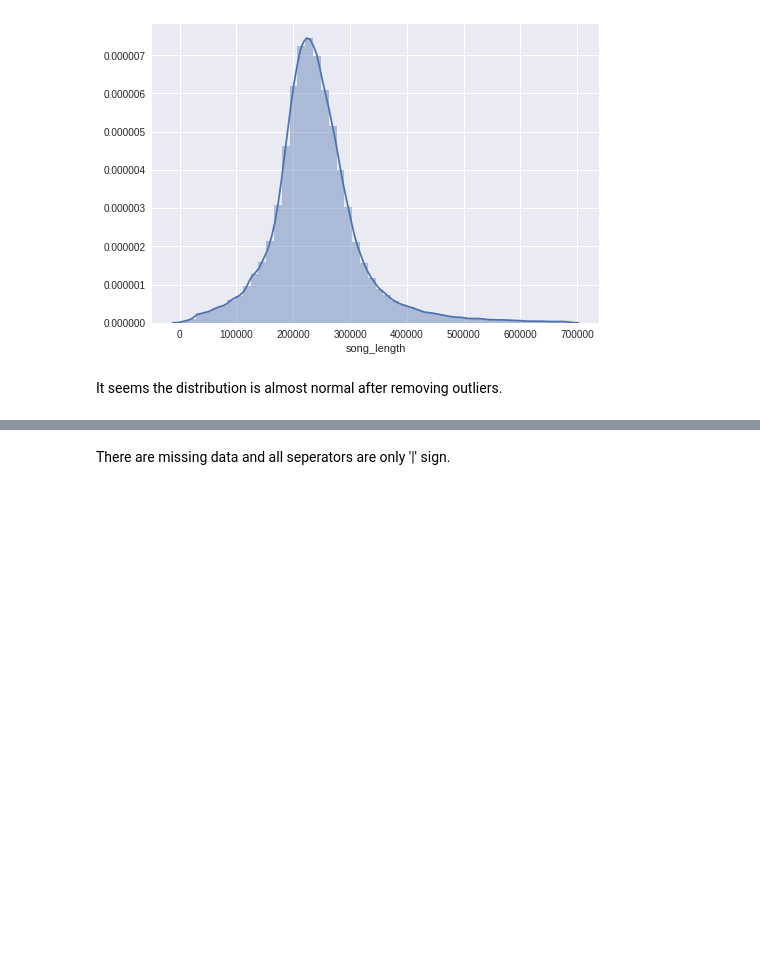
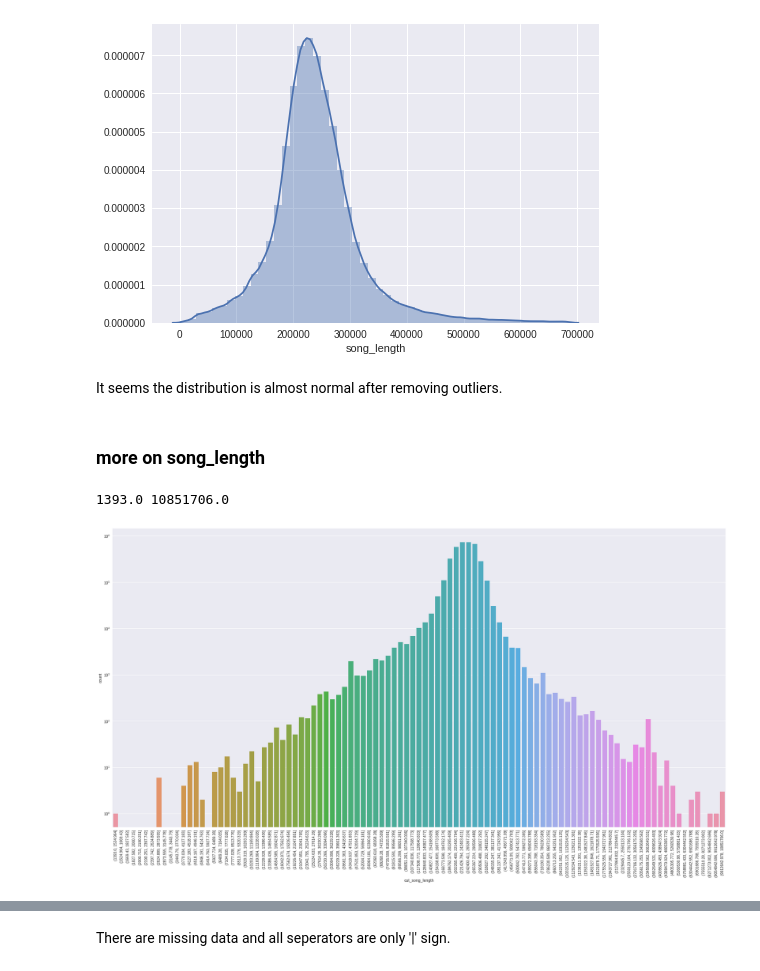
Before and after one commit to dsmilab/WSDM2018-KKBox-MRC, a Jupyter notebook: exploration_song.ipynb, the cells around one changed output, grey strips where cells are left out. Cells and saved outputs as stored; diff of their text form; code cells hidden in the pictures; blank space fills up the shorter version.

Commit message:
The songs whose song length larger than average one (248419 ms) have larger chance for replaying.

```diff
--- a/exploration_song.ipynb
+++ b/exploration_song.ipynb
@@ -75,3 +77,29 @@ sns.plt.show()
 [figure]
 # %% [markdown]
 It seems the distribution is almost normal after removing outliers.
+# %% [markdown]
+### more on song_length
+# %%
+count_df = train_df[['song_length', 'target']]
+count_df = count_df[count_df['target'] == 1]
+
+
+# transform scale unit into "log10"
+count_df['song_length'] = count_df['song_length'].astype(np.float64)
+print(count_df['song_length'].min(), count_df['song_length'].max())
+length_bins = np.logspace(np.log10(count_df['song_length'].min()), np.log10(count_df['song_length'].max()), 100)
+
+# ignore missing data
+count_df['song_length'].fillna(0.0, inplace=True)
+
+count_df['cut_song_length'] = pd.cut(count_df['song_length'], bins=length_bins)
+count_df.head(10)
+
+sns.plt.figure(figsize=(30, 15))
+sns.plt.xticks(rotation=90)
+g = sns.countplot(x='cut_song_length', data=count_df)
+g.set_yscale('log')
+sns.plt.show()
+# %% [output]
+1393.0 10851706.0
+[figure, added]
```
Also changed, not shown: parts of 8 cells of this notebook.
